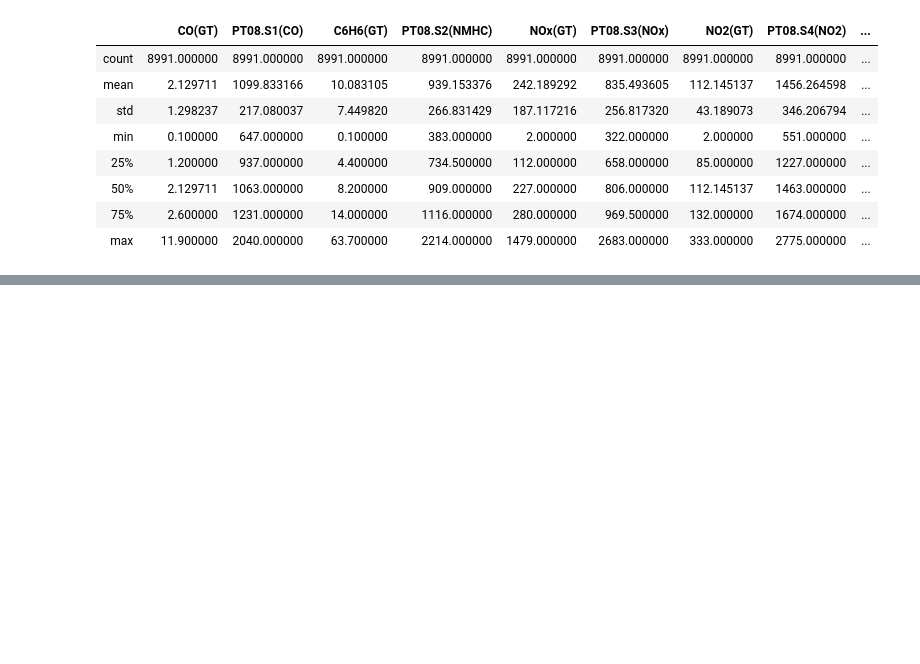
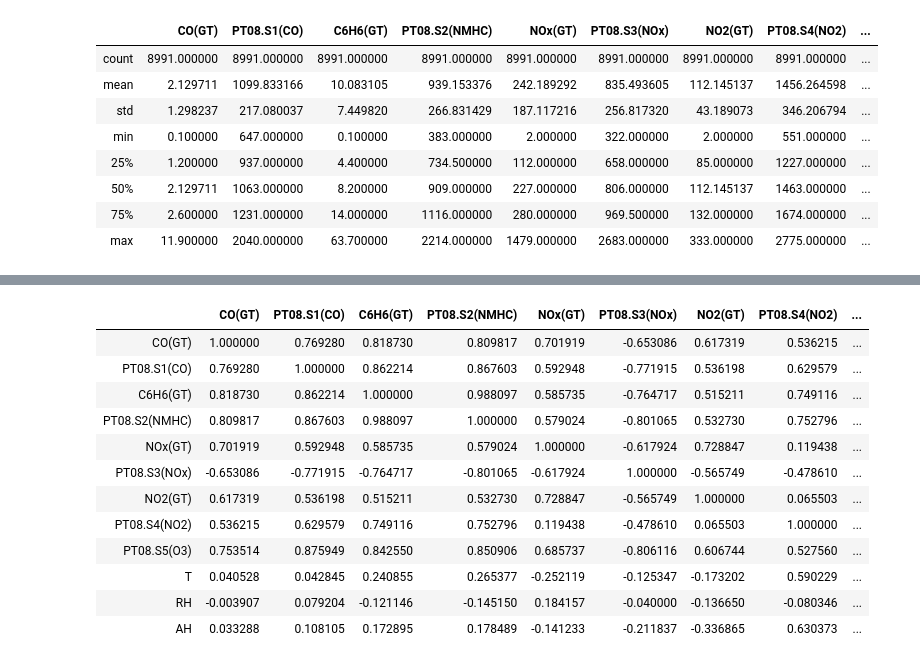
Before and after one commit to vccolombo/Air-Quality-Data-Analysis, a Jupyter notebook: air-quality.ipynb, the cells around one changed output, grey strips where cells are left out. Drawn from its saved outputs; the diff is of its cells as text; code cells hidden in the pictures; blank space fills up the shorter version.

```diff
--- a/air-quality.ipynb
+++ b/air-quality.ipynb
@@ -203,0 +241,19 @@ df.describe()
+# %%
+import seaborn as sns
+# calculate the correlation matrix
+corr = normalized_df.corr()
+corr
+# %% [output]
+|  | CO(GT) | PT08.S1(CO) | C6H6(GT) | PT08.S2(NMHC) | NOx(GT) | PT08.S3(NOx) | NO2(GT) | PT08.S4(NO2) | ... |
+| CO(GT) | 1.000000 | 0.769280 | 0.818730 | 0.809817 | 0.701919 | -0.653086 | 0.617319 | 0.536215 | ... |
+| PT08.S1(CO) | 0.769280 | 1.000000 | 0.862214 | 0.867603 | 0.592948 | -0.771915 | 0.536198 | 0.629579 | ... |
+| C6H6(GT) | 0.818730 | 0.862214 | 1.000000 | 0.988097 | 0.585735 | -0.764717 | 0.515211 | 0.749116 | ... |
+| PT08.S2(NMHC) | 0.809817 | 0.867603 | 0.988097 | 1.000000 | 0.579024 | -0.801065 | 0.532730 | 0.752796 | ... |
+| NOx(GT) | 0.701919 | 0.592948 | 0.585735 | 0.579024 | 1.000000 | -0.617924 | 0.728847 | 0.119438 | ... |
+| PT08.S3(NOx) | -0.653086 | -0.771915 | -0.764717 | -0.801065 | -0.617924 | 1.000000 | -0.565749 | -0.478610 | ... |
+| NO2(GT) | 0.617319 | 0.536198 | 0.515211 | 0.532730 | 0.728847 | -0.565749 | 1.000000 | 0.065503 | ... |
+| PT08.S4(NO2) | 0.536215 | 0.629579 | 0.749116 | 0.752796 | 0.119438 | -0.478610 | 0.065503 | 1.000000 | ... |
+| PT08.S5(O3) | 0.753514 | 0.875949 | 0.842550 | 0.850906 | 0.685737 | -0.806116 | 0.606744 | 0.527560 | ... |
+| T | 0.040528 | 0.042845 | 0.240855 | 0.265377 | -0.252119 | -0.125347 | -0.173202 | 0.590229 | ... |
+| RH | -0.003907 | 0.079204 | -0.121146 | -0.145150 | 0.184157 | -0.040000 | -0.136650 | -0.080346 | ... |
+| AH | 0.033288 | 0.108105 | 0.172895 | 0.178489 | -0.141233 | -0.211837 | -0.336865 | 0.630373 | ... |
```
Also changed, not shown: parts of 9 cells of this notebook.
